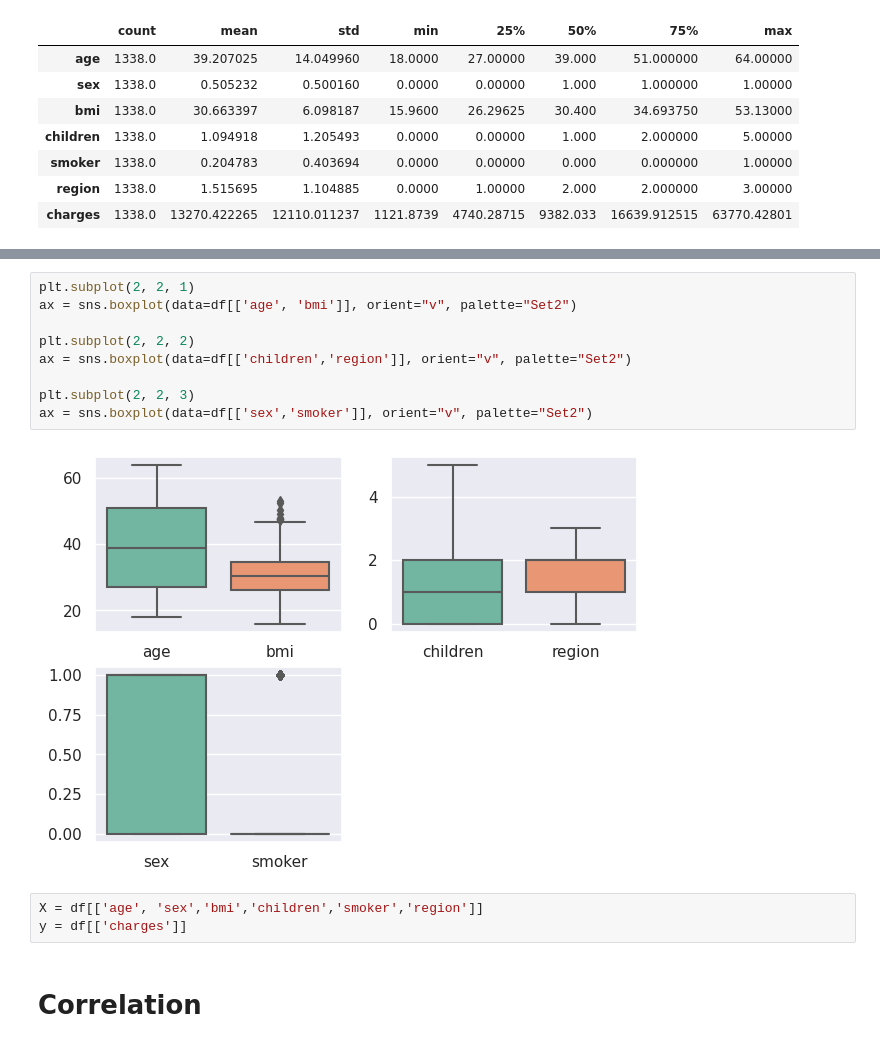
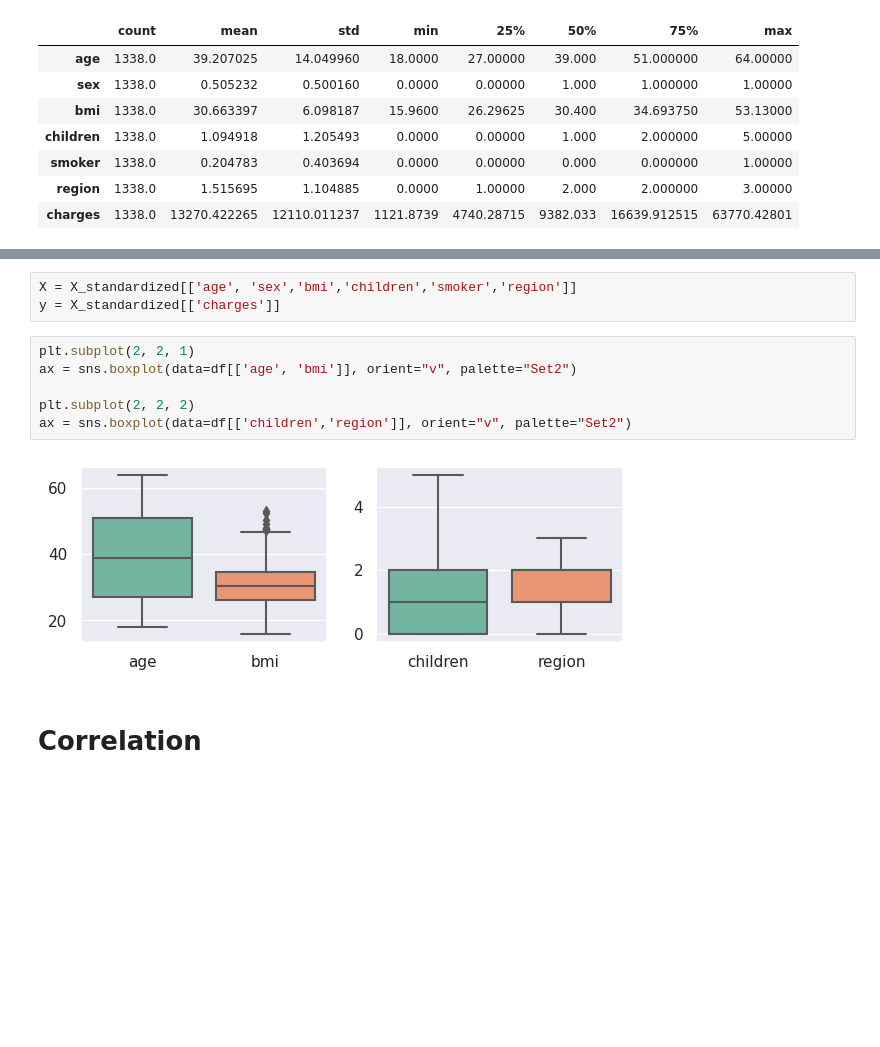
Before and after one commit to HanaeELMEKKI/COMP-6321-Assignment-1, a Jupyter notebook: Question1/Implementation_Question_1.ipynb, the cells around one changed output, grey strips where cells are left out. Saved outputs shown, nothing was run; the diff lists cells and outputs as text; blank space fills up the shorter version.

```diff
--- a/Question1/Implementation_Question_1.ipynb
+++ b/Question1/Implementation_Question_1.ipynb
@@ -105,20 +105,17 @@ X.head(10)
 | 7 | -0.157143 | -1.010519 | -0.479567 | 1.580926 | -0.507463 | -0.466915 | -0.494728 |
 | 8 | -0.157143 | 0.989591 | -0.136714 | 0.751079 | -0.507463 | -1.372326 | -0.567017 |
 | 9 | 1.480485 | -1.010519 | -0.791252 | -0.908614 | -0.507463 | -0.466915 | 1.293027 |
+# %%
+X = X_standardized[['age', 'sex','bmi','children','smoker','region']]
+y = X_standardized[['charges']]
 # %%
 plt.subplot(2, 2, 1)
 ax = sns.boxplot(data=df[['age', 'bmi']], orient="v", palette="Set2")
 
 plt.subplot(2, 2, 2)
 ax = sns.boxplot(data=df[['children','region']], orient="v", palette="Set2")
-
-plt.subplot(2, 2, 3)
-ax = sns.boxplot(data=df[['sex','smoker']], orient="v", palette="Set2")
 # %% [output]
-[figure, old version]
+[figure, new version]
-# %%
-X = df[['age', 'sex','bmi','children','smoker','region']]
-y = df[['charges']]
 # %% [markdown]
 # **Correlation**
 # %%
```
Also changed, not shown: parts of 5 cells of this notebook.
